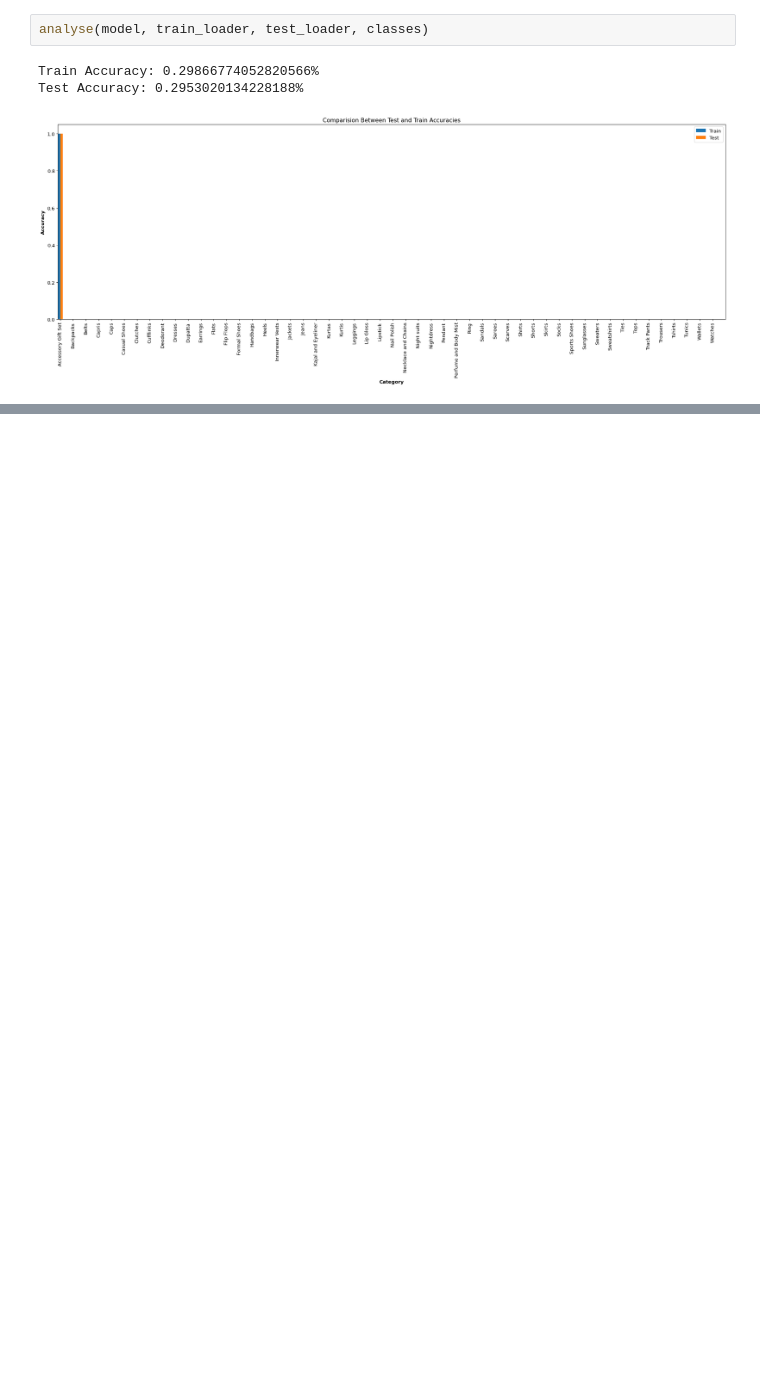
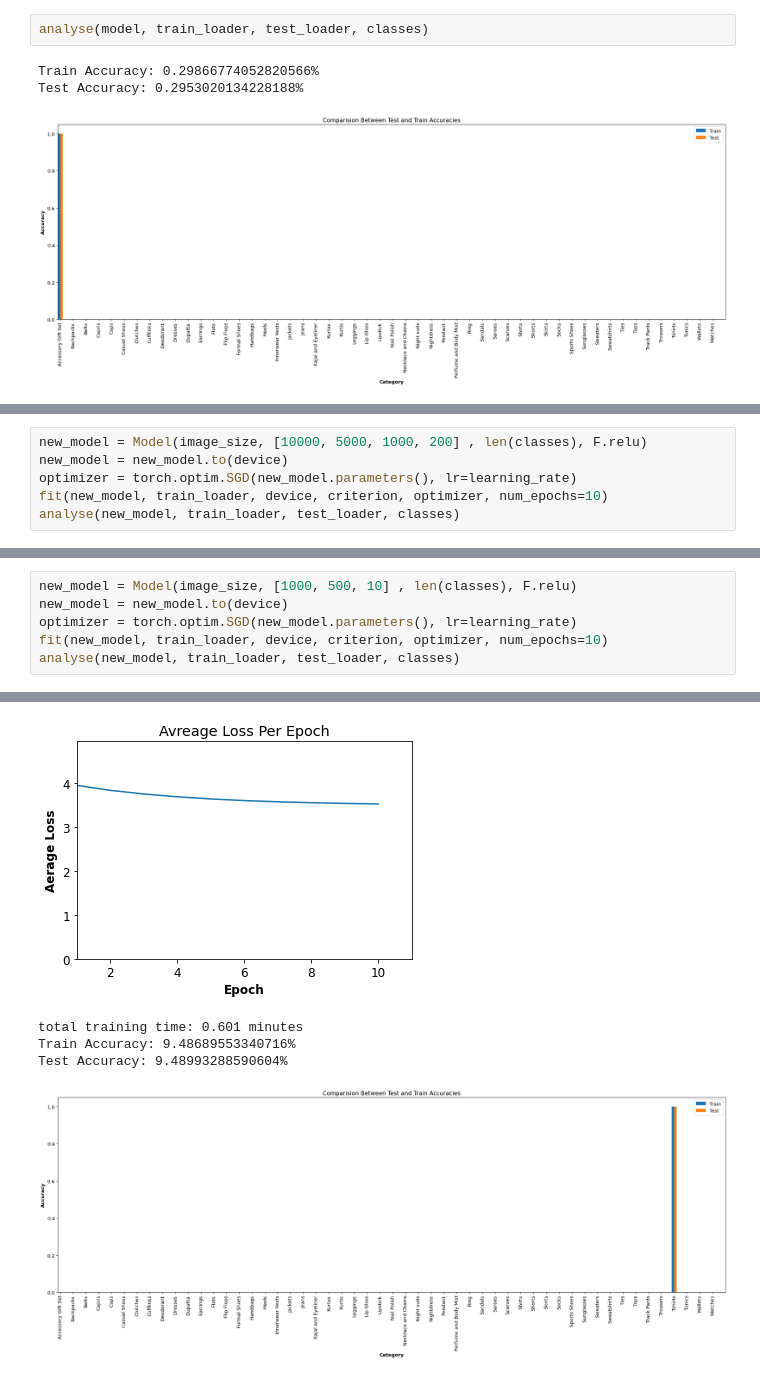
Before and after one commit to mrazimi99/ImageClassification, a Jupyter notebook: ImageClassification.ipynb, the cells around one changed output, grey strips where cells are left out. Saved outputs shown, nothing was run; the diff lists cells and outputs as text; blank space fills up the shorter version.

```diff
--- a/ImageClassification.ipynb
+++ b/ImageClassification.ipynb
@@ -512,0 +541,6 @@ Test Accuracy: 0.2953020134228188%
+# %%
+new_model = Model(image_size, [10000, 5000, 1000, 200] , len(classes), F.relu)
+new_model = new_model.to(device)
+optimizer = torch.optim.SGD(new_model.parameters(), lr=learning_rate)
+fit(new_model, train_loader, device, criterion, optimizer, num_epochs=10)
+analyse(new_model, train_loader, test_loader, classes)
@@ -512,0 +574,7 @@ Test Accuracy: 0.2953020134228188%
+# %%
+new_model = Model(image_size, [1000, 500, 10] , len(classes), F.relu)
+new_model = new_model.to(device)
+optimizer = torch.optim.SGD(new_model.parameters(), lr=learning_rate)
+fit(new_model, train_loader, device, criterion, optimizer, num_epochs=10)
+analyse(new_model, train_loader, test_loader, classes)
+# %% [output]
@@ -512,0 +591,5 @@ Test Accuracy: 0.2953020134228188%
+[figure, added]
+total training time: 0.601 minutes
+Train Accuracy: 9.48689553340716%
+Test Accuracy: 9.48993288590604%
+[figure, added]
```
Also changed, not shown: parts of 45 cells of this notebook.
